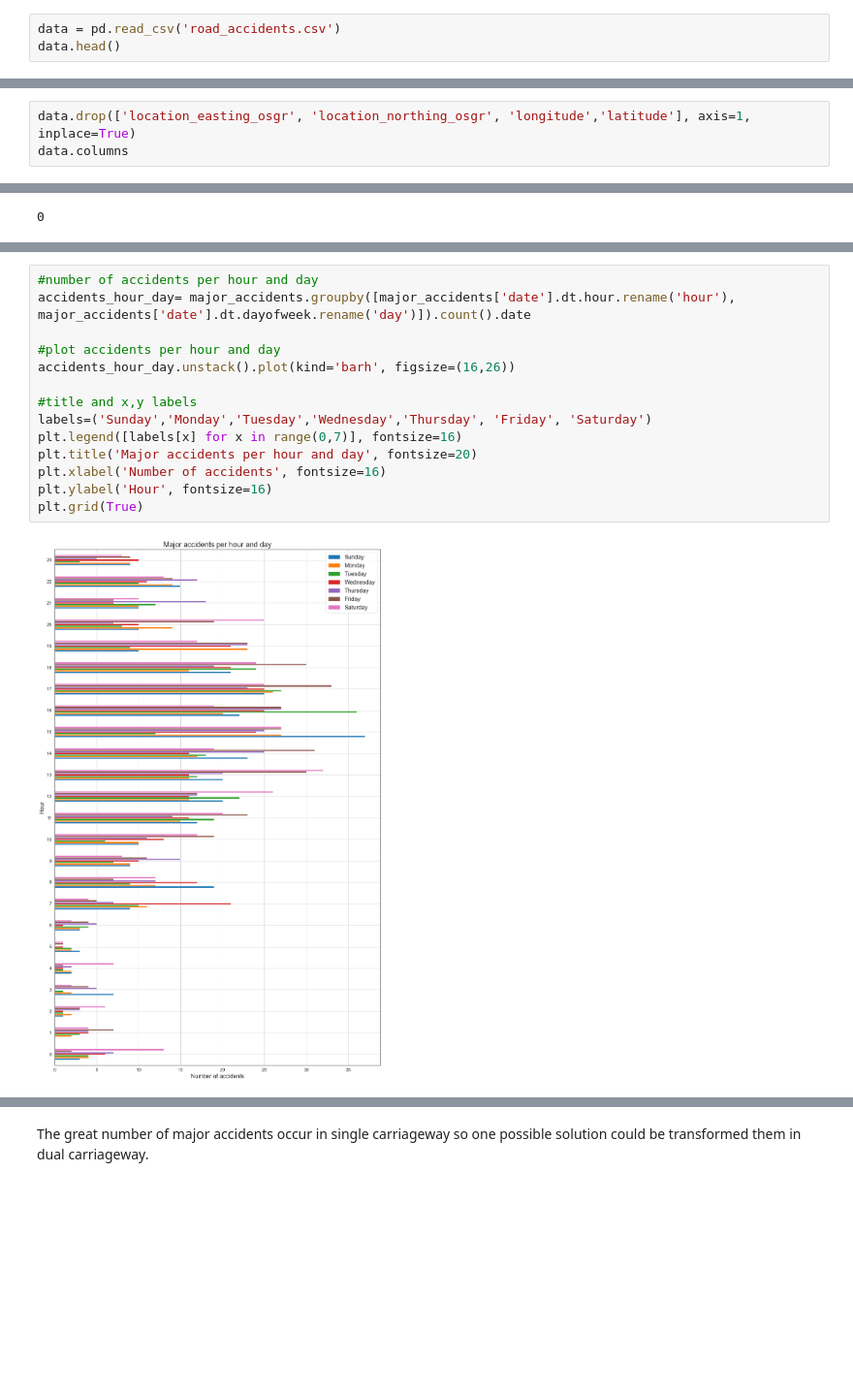
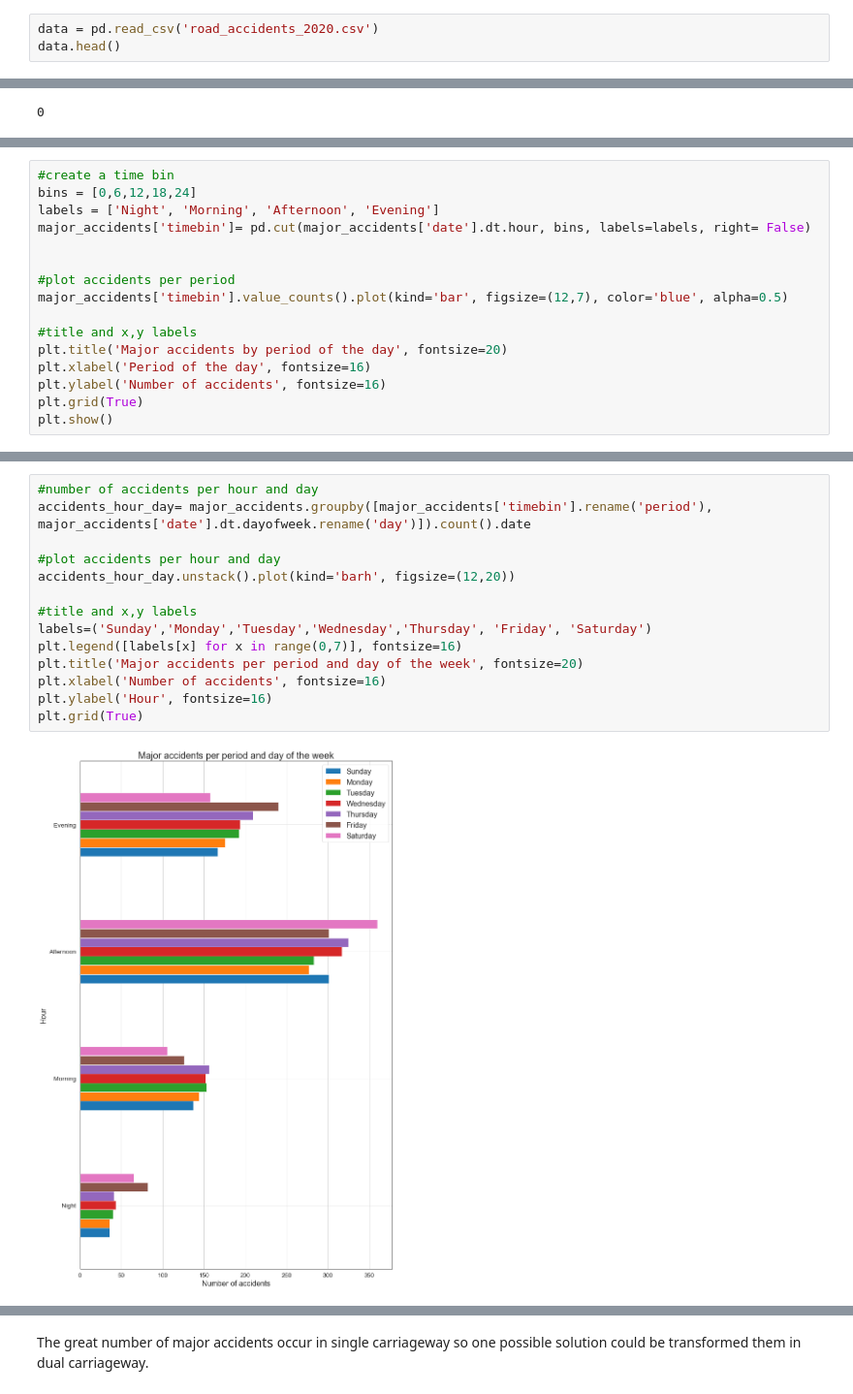
Before and after one commit to vivianetrindade/data_analysis_car_accidents, a Jupyter notebook: high fatality accidents/accidents.ipynb, the cells around one changed output, grey strips where cells are left out. Shown at 97% size. Drawn from its saved outputs; the diff is of its cells as text; blank space fills up the shorter version.

```diff
--- a/high fatality accidents/accidents.ipynb
+++ b/high fatality accidents/accidents.ipynb
@@ -8,6 +8,6 @@ import matplotlib.pyplot as plt
 sns.set_style("white")
 sns.set_context("paper", font_scale= 1.5)
 # %%
-data = pd.read_csv('road_accidents.csv')
+data = pd.read_csv('road_accidents_2020.csv')
 data.head()
 # %% [output]
@@ -60,4 +60 @@ lsoa_of_accident_location                          0
 dtype: int64>
-# %%
-data.drop(['location_easting_osgr', 'location_northing_osgr', 'longitude','latitude'], axis=1, inplace=True)
-data.columns
@@ -211,0 +212,16 @@ Weekdays, excepting Mondays, this number is 270 and 290, which I considered very
+# %%
+#create a time bin
+bins = [0,6,12,18,24]
+labels = ['Night', 'Morning', 'Afternoon', 'Evening']
+major_accidents['timebin']= pd.cut(major_accidents['date'].dt.hour, bins, labels=labels, right= False)
+
+
+#plot accidents per period
+major_accidents['timebin'].value_counts().plot(kind='bar', figsize=(12,7), color='blue', alpha=0.5)
+
+#title and x,y labels
+plt.title('Major accidents by period of the day', fontsize=20)
+plt.xlabel('Period of the day', fontsize=16)
+plt.ylabel('Number of accidents', fontsize=16)
+plt.grid(True)
+plt.show()
@@ -228,16 +253,16 @@ The accidents mostly occur between the hour 15:00 and 17:00
 # %%
 #number of accidents per hour and day
-accidents_hour_day= major_accidents.groupby([major_accidents['date'].dt.hour.rename('hour'), major_accidents['date'].dt.dayofweek.rename('day')]).count().date
+accidents_hour_day= major_accidents.groupby([major_accidents['timebin'].rename('period'), major_accidents['date'].dt.dayofweek.rename('day')]).count().date
 
 #plot accidents per hour and day
-accidents_hour_day.unstack().plot(kind='barh', figsize=(16,26))
+accidents_hour_day.unstack().plot(kind='barh', figsize=(12,20))
 
 #title and x,y labels
 labels=('Sunday','Monday','Tuesday','Wednesday','Thursday', 'Friday', 'Saturday')
 plt.legend([labels[x] for x in range(0,7)], fontsize=16)
-plt.title('Major accidents per hour and day', fontsize=20)
+plt.title('Major accidents per period and day of the week', fontsize=20)
 plt.xlabel('Number of accidents', fontsize=16)
 plt.ylabel('Hour', fontsize=16)
 plt.grid(True)
 # %% [output]
-[figure, old version]
+[figure, new version]
```
Also changed, not shown: parts of 36 cells of this notebook, 1 other file.
